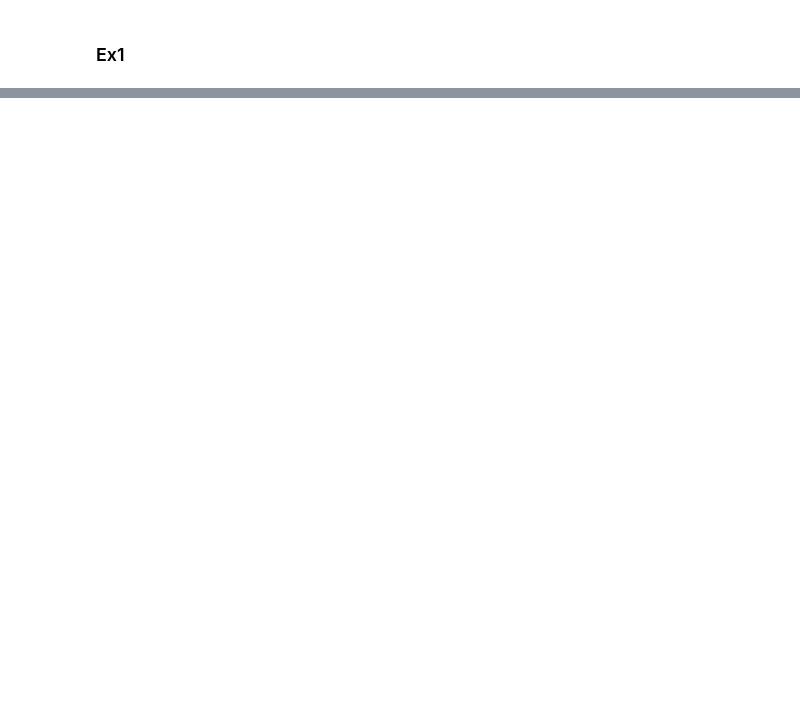
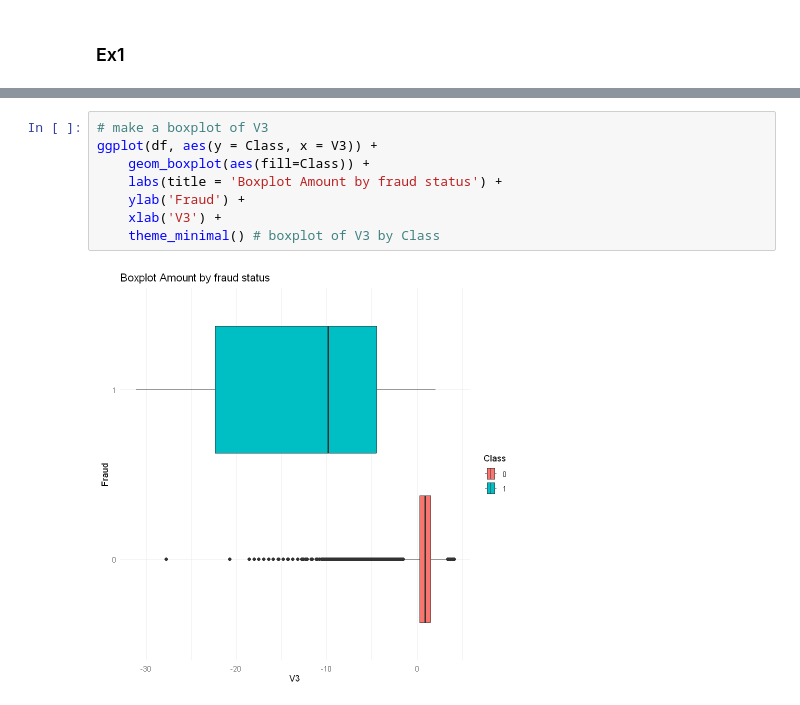
Before and after one commit to maxdevroome/25_discover-projects, a Jupyter notebook: credit-card-fraud/test.ipynb, the cells around one changed output, grey strips where cells are left out. Cells and saved outputs as stored; diff of their text form; blank space fills up the shorter version.

```diff
--- a/credit-card-fraud/test.ipynb
+++ b/credit-card-fraud/test.ipynb
@@ -63,0 +156,10 @@ df = read.csv('https://raw.githubusercontent.com/Jlokkerbol/practice_datasets/ma
+# %%
+# make a boxplot of V3
+ggplot(df, aes(y = Class, x = V3)) +
+    geom_boxplot(aes(fill=Class)) +
+    labs(title = 'Boxplot Amount by fraud status') +
+    ylab('Fraud') +
+    xlab('V3') +
+    theme_minimal() # boxplot of V3 by Class
+# %% [output]
+[figure, added]
```
Also changed, not shown: parts of 20 cells of this notebook.
